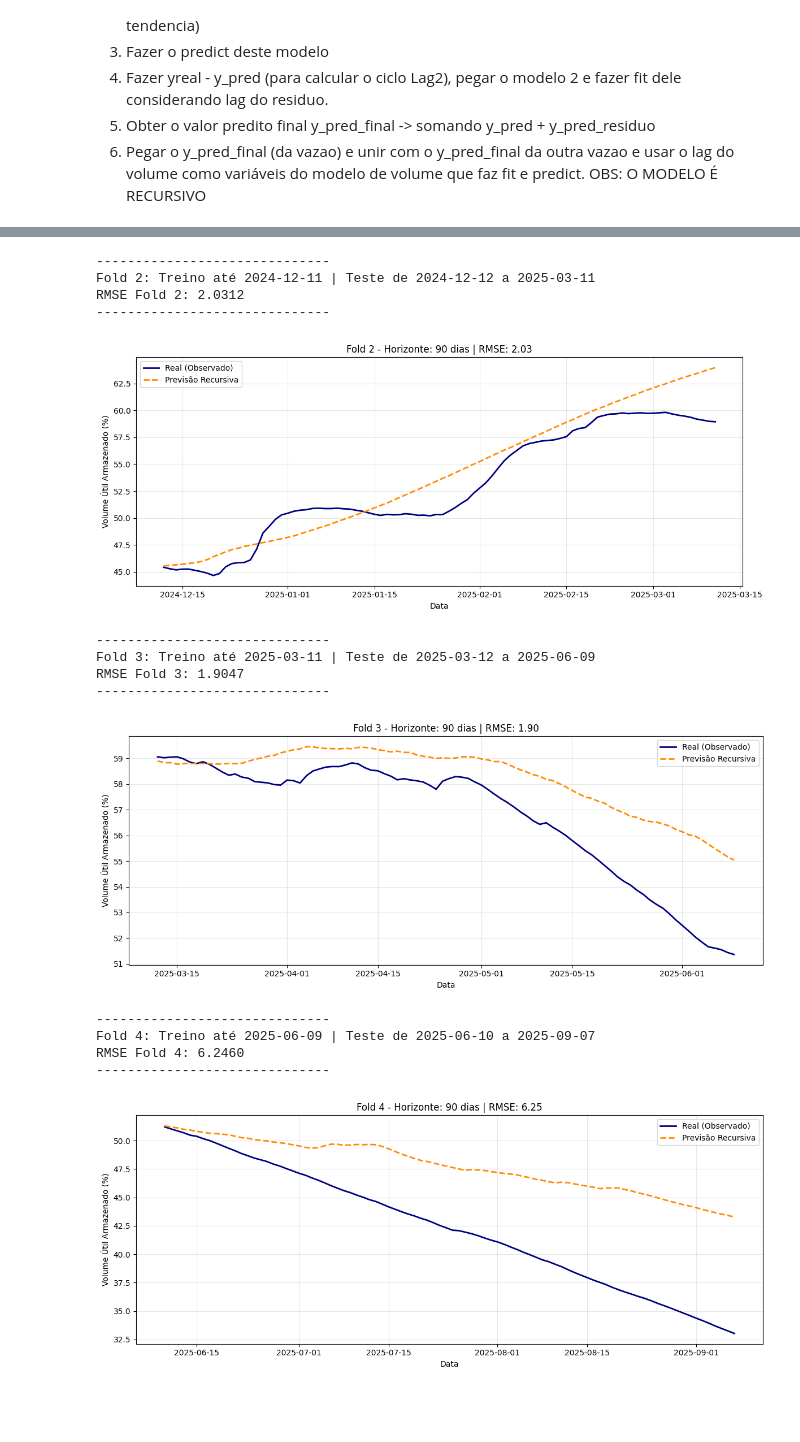
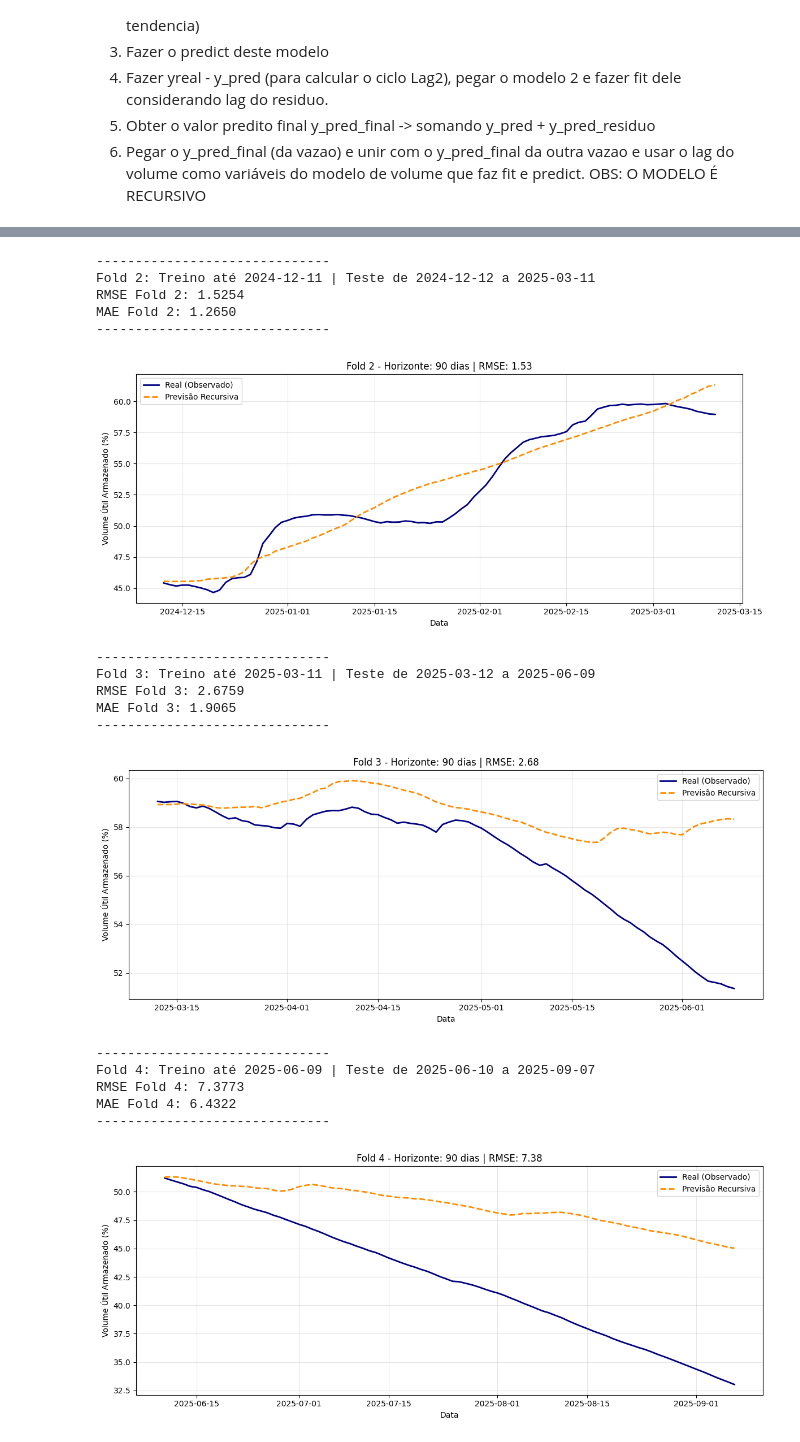
Before and after one commit to Andre-do-Amaral/tcc, a Jupyter notebook: analise/treino-modelo-final/treino-modelo-final.ipynb, the cells around one changed output, grey strips where cells are left out. Cells and saved outputs as stored; diff of their text form; code cells hidden in the pictures; blank space fills up the shorter version.

Commit message:
Teste de Modelos Atualizado

```diff
--- a/analise/treino-modelo-final/treino-modelo-final.ipynb
+++ b/analise/treino-modelo-final/treino-modelo-final.ipynb
@@ -162,8 +163,11 @@ nome_coluna_vazao_natural = "Vazão Natural (m³/s)"
 nome_coluna_vazao_jusante = "Vazão Jusante (m³/s)"
 
 df = import_dataframe()
+df[(df['Data']<='2014-03-01')|(df['Data']>='2016-02-15')]
 df.set_index("Data", inplace=True)
-df = df[df.index >= "2018-01-01"]
+#(k['Data']<='2014-03-01')|(k['Data']>='2016-02-15')
+
+#df = df[df.index >= "2018-01-01"]
 
 VALIDATION_SIZE = 90
 LAGS_VAZAO = 2
@@ -258,6 +262,8 @@ def treinar_modelo_volume(df_train, col_vol, col_vn, col_vj, model_vol):
     model_vol.fit(X_full, y_train)
     return model_vol
 
+
+
 # --- 3. LOOP DE VALIDAÇÃO (TIME SERIES SPLIT) ---
 
 tscv = TimeSeriesSplit(n_splits=5, test_size=VALIDATION_SIZE)
@@ -297,6 +303,7 @@ for fold, (train_idx, test_idx) in enumerate(tscv.split(df)):
     # --- C. Treinar Modelo de Volume ---
     # No treino, o modelo aprende a relação: Vol_t = f(Vol_t-1, Vn_t_real, Vj_t_real)
     model_volume = LinearRegression()
+    #model_volume = MLPRegressor()
     model_volume = treinar_modelo_volume(
         df_train, nome_coluna_volume, nome_coluna_vazao_natural, nome_coluna_vazao_jusante, model_volume
     )
@@ -382,8 +389,10 @@ for fold, (train_idx, test_idx) in enumerate(tscv.split(df)):
     # =================================================================
     y_true = df_test[nome_coluna_volume]
     rmse = np.sqrt(mean_squared_error(y_true, preds_volume))
+    mae = np.mean(np.abs(y_true - preds_volume))
     resultados.append(rmse)
     print(f"RMSE Fold {fold+1}: {rmse:.4f}")
+    print(f"MAE Fold {fold+1}: {mae:.4f}")
     print("-" * 30)
     # === PLOT DE CADA FOLD ===
     plt.figure(figsize=(12, 5))
@@ -411,17 +421,20 @@ RMSE Fold 1: 0.7682
 ------------------------------
 Fold 2: Treino até 2024-12-11 | Teste de 2024-12-12 a 2025-03-11
-RMSE Fold 2: 2.0312
+RMSE Fold 2: 1.5254
+MAE Fold 2: 1.2650
 ------------------------------
-[figure, old version]
+[figure, new version]
 ------------------------------
 Fold 3: Treino até 2025-03-11 | Teste de 2025-03-12 a 2025-06-09
-RMSE Fold 3: 1.9047
+RMSE Fold 3: 2.6759
+MAE Fold 3: 1.9065
 ------------------------------
-[figure, old version]
+[figure, new version]
 ------------------------------
 Fold 4: Treino até 2025-06-09 | Teste de 2025-06-10 a 2025-09-07
-RMSE Fold 4: 6.2460
+RMSE Fold 4: 7.3773
+MAE Fold 4: 6.4322
 ------------------------------
-[figure, old version]
+[figure, new version]
 ------------------------------
 Fold 5: Treino até 2025-09-07 | Teste de 2025-09-08 a 2025-12-06
```
Also changed, not shown: parts of 6 cells of this notebook.
